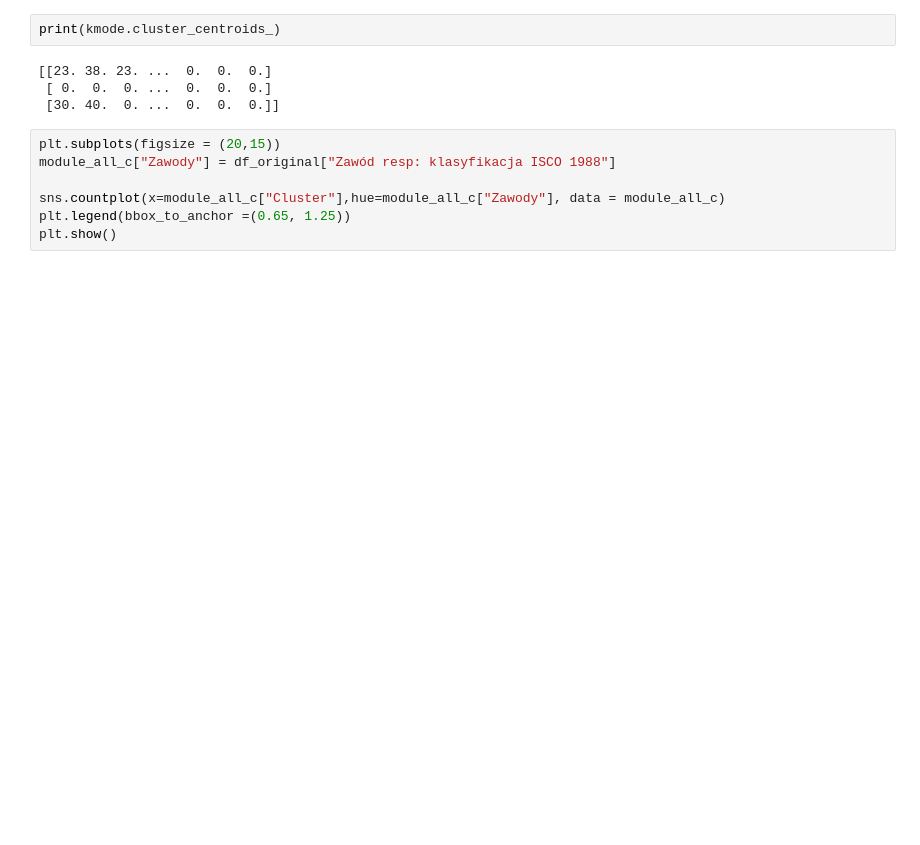
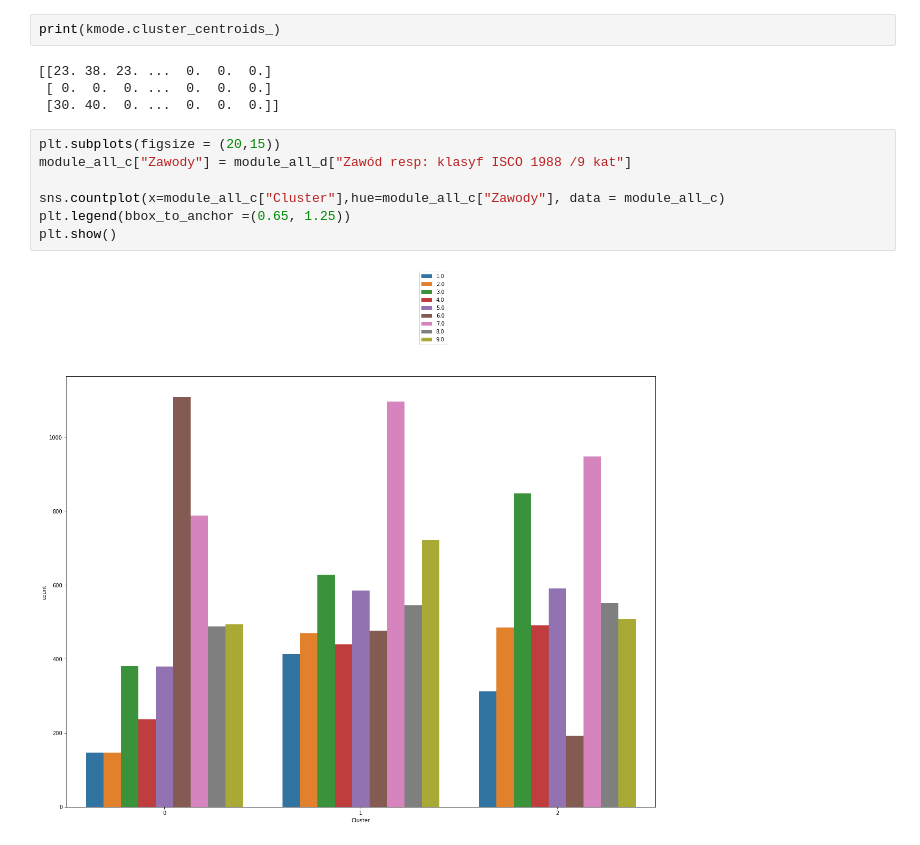
Before and after one commit to Qwebeck/medical-trends-exploration, a Jupyter notebook: notebooks/sondaze_spoleczne.ipynb, the cells around one changed output. Drawn from its saved outputs; the diff is of its cells as text; blank space fills up the shorter version.

```diff
--- a/notebooks/sondaze_spoleczne.ipynb
+++ b/notebooks/sondaze_spoleczne.ipynb
@@ -668,8 +769,10 @@ print(kmode.cluster_centroids_)
  [30. 40.  0. ...  0.  0.  0.]]
 # %%
 plt.subplots(figsize = (20,15))
-module_all_c["Zawody"] = df_original["Zawód resp: klasyfikacja ISCO 1988"]
+module_all_c["Zawody"] = module_all_d["Zawód resp: klasyf ISCO 1988 /9 kat"]
 
 sns.countplot(x=module_all_c["Cluster"],hue=module_all_c["Zawody"], data = module_all_c)
 plt.legend(bbox_to_anchor =(0.65, 1.25))
 plt.show()
+# %% [output]
+[figure, added]
```
Also changed, not shown: parts of 18 cells of this notebook, 1 other file.
